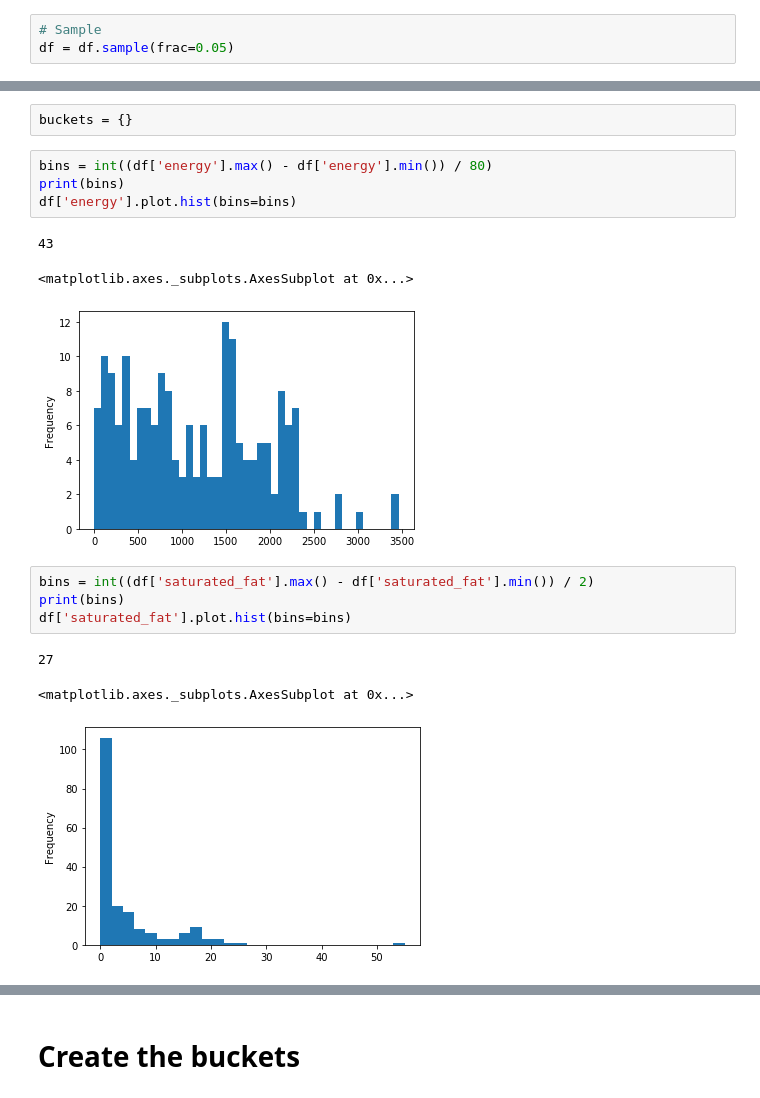
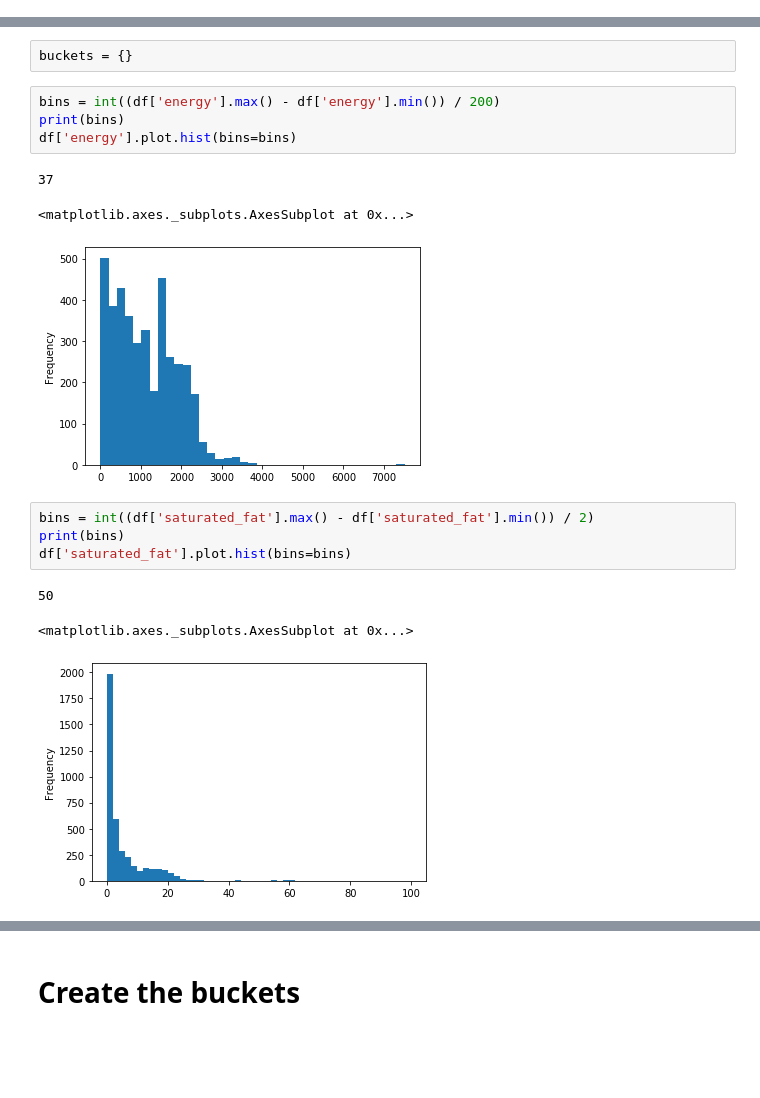
Before and after one commit to prathamsolanki/nutri-score-decision-models, a Jupyter notebook: dm_project_additive.ipynb, the cells around one changed output, grey strips where cells are left out. Cells and saved outputs as stored; diff of their text form; blank space fills up the shorter version.

```diff
--- a/dm_project_additive.ipynb
+++ b/dm_project_additive.ipynb
@@ -18,6 +24,3 @@ unique       5
 top          d
 freq      1599
 Name: nutrition_grade_fr, dtype: object
-# %%
-# Sample
-df = df.sample(frac=0.05)
@@ -81,19 +65,19 @@ def create_buckets(df, criterion, precision, eps):
 # %%
 buckets = {}
 # %%
-bins = int((df['energy'].max() - df['energy'].min()) / 80)
+bins = int((df['energy'].max() - df['energy'].min()) / 200)
 print(bins)
 df['energy'].plot.hist(bins=bins)
 # %% [output]
-43
+37
 <matplotlib.axes._subplots.AxesSubplot at 0x...>
-[figure, old version]
+[figure, new version]
 # %%
 bins = int((df['saturated_fat'].max() - df['saturated_fat'].min()) / 2)
 print(bins)
 df['saturated_fat'].plot.hist(bins=bins)
 # %% [output]
-27
+50
 <matplotlib.axes._subplots.AxesSubplot at 0x...>
-[figure, old version]
+[figure, new version]
 # %%
```
Also changed, not shown: parts of 32 cells of this notebook.
